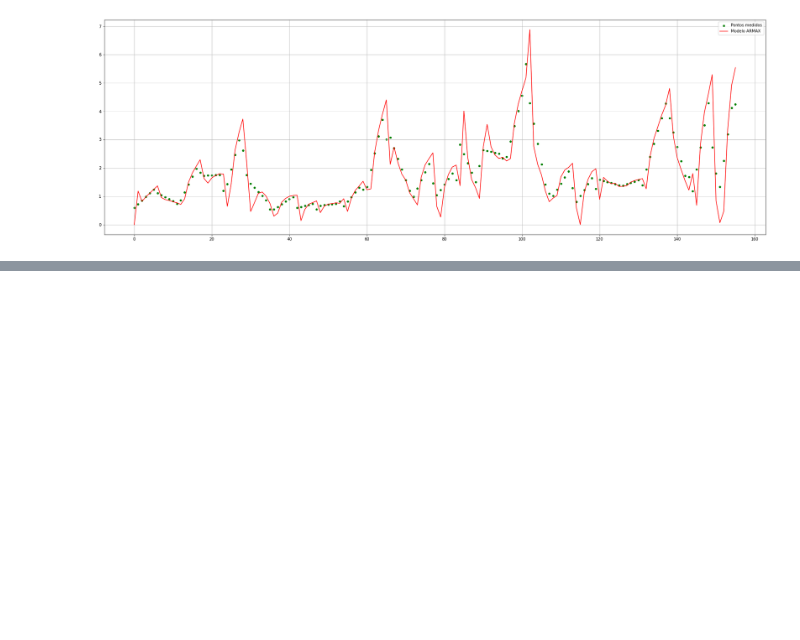
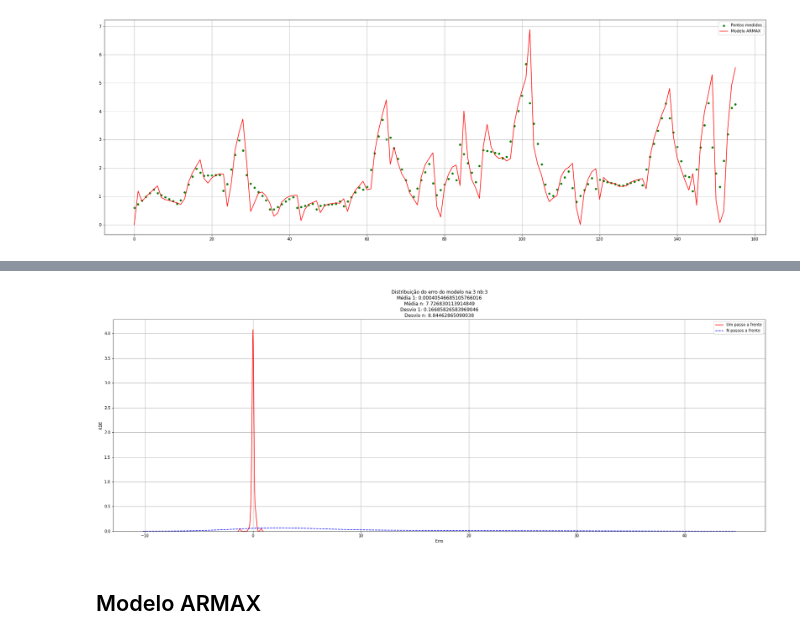
Before and after one commit to CaioMizerkowski/mestrado, a Jupyter notebook: EELT7016/trabalho_01.ipynb, the cells around one changed output, grey strips where cells are left out. Saved outputs shown, nothing was run; the diff lists cells and outputs as text; code cells hidden in the pictures; blank space fills up the shorter version.

```diff
--- a/EELT7016/trabalho_01.ipynb
+++ b/EELT7016/trabalho_01.ipynb
@@ -245,0 +303,18 @@ df_leite
+# %%
+# Plota a figura
+plt.figure(figsize = (30,10))
+sns.kdeplot(x=y-yest_1,color='red',linestyle='-',label='Um passo a frente')
+sns.kdeplot(x=y-yest_n,color='blue',linestyle='--',label='N passos a frente')
+plt.title(f'''Distribuição do erro do modelo na:{na} nb:{nb}
+Média 1: {(y-yest_1).mean()}\nMédia n: {(y-yest_n).mean()}
+Desvio 1: {(y-yest_1).std()}\nDesvio n: {(y-yest_n).std()}''')
+plt.legend(labels=["Um passo a frente","N passos a frente"])
+plt.xlabel('Erro')
+plt.ylabel('KDE')
+plt.grid()
+plt.show()
+plt.close()
+# %% [output]
+[figure, added]
+# %% [markdown]
+## Modelo ARMAX
```
Also changed, not shown: parts of 19 cells of this notebook.
